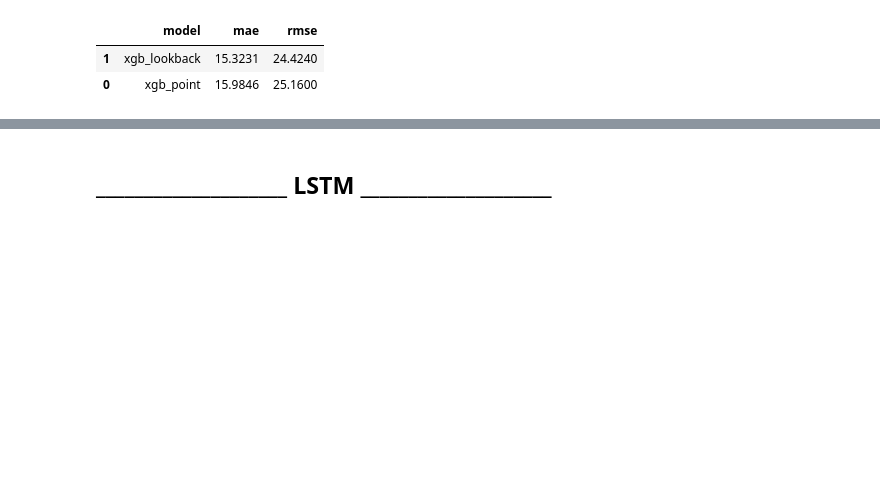
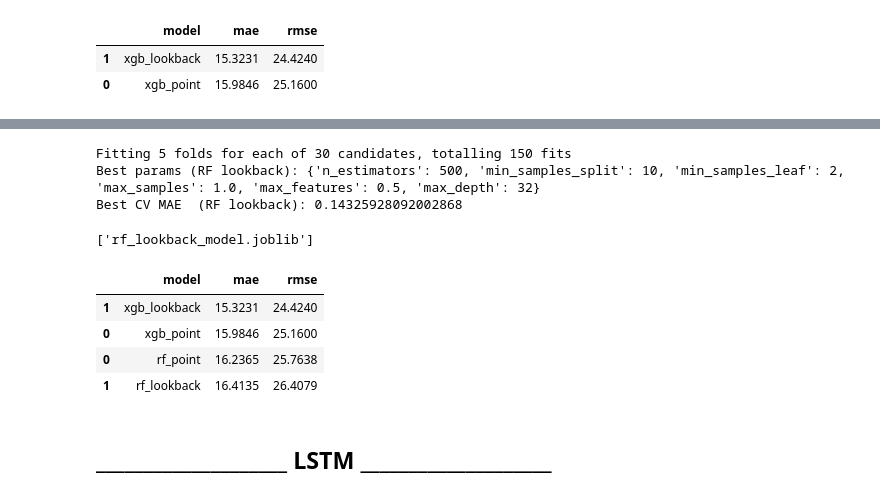
Before and after one commit to ds24m048/masters-thesis, a Jupyter notebook: price-forecast.ipynb, the cells around one changed output, grey strips where cells are left out. Cells and saved outputs as stored; diff of their text form; code cells hidden in the pictures; blank space fills up the shorter version.

Commit message:
add RandomForest

```diff
--- a/price-forecast.ipynb
+++ b/price-forecast.ipynb
@@ -140,3 +138,9 @@ gen_fc = pd.concat([gen_fc_wind_on, gen_fc_wind_off, gen_fc_solar], axis=1).sort
 data = data.join(gen_fc, how="left")
 # %% [markdown]
 # ____________________ FÜR GOOGLE COLAB ____________________
+# %%
+# load data again
+data = pd.read_parquet("ENTSOE/entsoe_price_and_loadfc.parquet")
+#gen_fc = gen_fc.tz_convert("UTC")
+
+#data = data.join(gen_fc, how="left")
@@ -593,10 +611,12 @@ y_pred_xgb_point   = asinh_inverse(y_pred_xgb_point_t, c)
 y_pred_xgb_lookback_t = xgb_lookback.predict(X_test_flat_lookback)
 y_pred_xgb_lookback   = asinh_inverse(y_pred_xgb_lookback_t, c)
 
-pd.DataFrame([
+scores = pd.DataFrame([
     {"model": "xgb_point",    "mae": mae_score(y_test, y_pred_xgb_point),    "rmse": rmse_score(y_test, y_pred_xgb_point)},
     {"model": "xgb_lookback", "mae": mae_score(y_test, y_pred_xgb_lookback), "rmse": rmse_score(y_test, y_pred_xgb_lookback)},
 ]).sort_values("mae")
+
+scores
 # %% [output]
 |  | model | mae | rmse |
 | 1 | xgb_lookback | 15.3231 | 24.4240 |
@@ -604,3 +663,59 @@ pd.DataFrame([
+# %%
+# Lookback-Model tuning
+tscv_rf_lookback = TimeSeriesSplit(n_splits=5)
+
+search_rf_lookback = RandomizedSearchCV(
+    estimator=RFRegressor(**rf_base),
+    param_distributions=rf_param_dist,
+    n_iter=30,
+    scoring="neg_mean_absolute_error",
+    cv=tscv_rf_lookback,
+    verbose=1,
+    random_state=1904,
+    n_jobs=1,
+)
+
+search_rf_lookback.fit(X_train_flat_lookback, y_train_lookback)
+rf_lookback = search_rf_lookback.best_estimator_
+
+print("Best params (RF lookback):", search_rf_lookback.best_params_)
+print("Best CV MAE  (RF lookback):", -search_rf_lookback.best_score_)
+# %% [output]
+Fitting 5 folds for each of 30 candidates, totalling 150 fits
+Best params (RF lookback): {'n_estimators': 500, 'min_samples_split': 10, 'min_samples_leaf': 2, 'max_samples': 1.0, 'max_features': 0.5, 'max_depth': 32}
+Best CV MAE  (RF lookback): 0.14325928092002868
+# %%
+# save models
+joblib.dump(rf_point,    "rf_point_model.joblib")
+joblib.dump(rf_lookback, "rf_lookback_model.joblib")
+# %% [output]
+['rf_lookback_model.joblib']
+# %%
+# load models
+rf_point    = joblib.load("rf_point_model.joblib")
+rf_lookback = joblib.load("rf_lookback_model.joblib")
+# %%
+y_pred_rf_point_t    = rf_point.predict(X_test_point)
+y_pred_rf_point      = asinh_inverse(y_pred_rf_point_t, c)
+
+y_pred_rf_lookback_t = rf_lookback.predict(X_test_flat_lookback)
+y_pred_rf_lookback   = asinh_inverse(y_pred_rf_lookback_t.astype(np.float32), c)
+
+# Create a DataFrame for RF scores
+rf_scores = pd.DataFrame([
+    {"model": "rf_point",    "mae": mae_score(y_test, y_pred_rf_point),    "rmse": rmse_score(y_test, y_pred_rf_point)},
+    {"model": "rf_lookback", "mae": mae_score(y_test, y_pred_rf_lookback), "rmse": rmse_score(y_test, y_pred_rf_lookback)},
+])
+
+# Concatenate with the existing scores and sort by MAE
+scores = pd.concat([scores, rf_scores]).sort_values("mae")
+display(scores)
+# %% [output]
+|  | model | mae | rmse |
+| 1 | xgb_lookback | 15.3231 | 24.4240 |
+| 0 | xgb_point | 15.9846 | 25.1600 |
+| 0 | rf_point | 16.2365 | 25.7638 |
+| 1 | rf_lookback | 16.4135 | 26.4079 |
 # %% [markdown]
 ## ____________________ LSTM ____________________
 # %%
```
Also changed, not shown: parts of 19 cells of this notebook.
